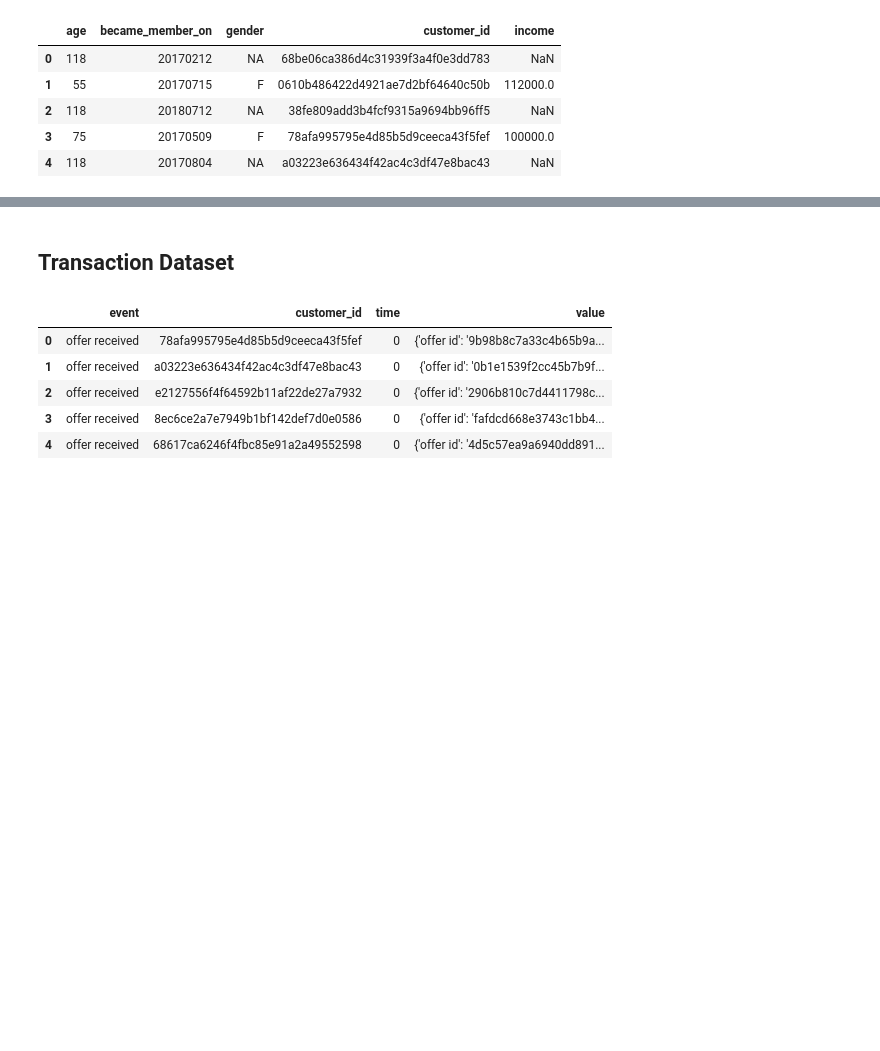
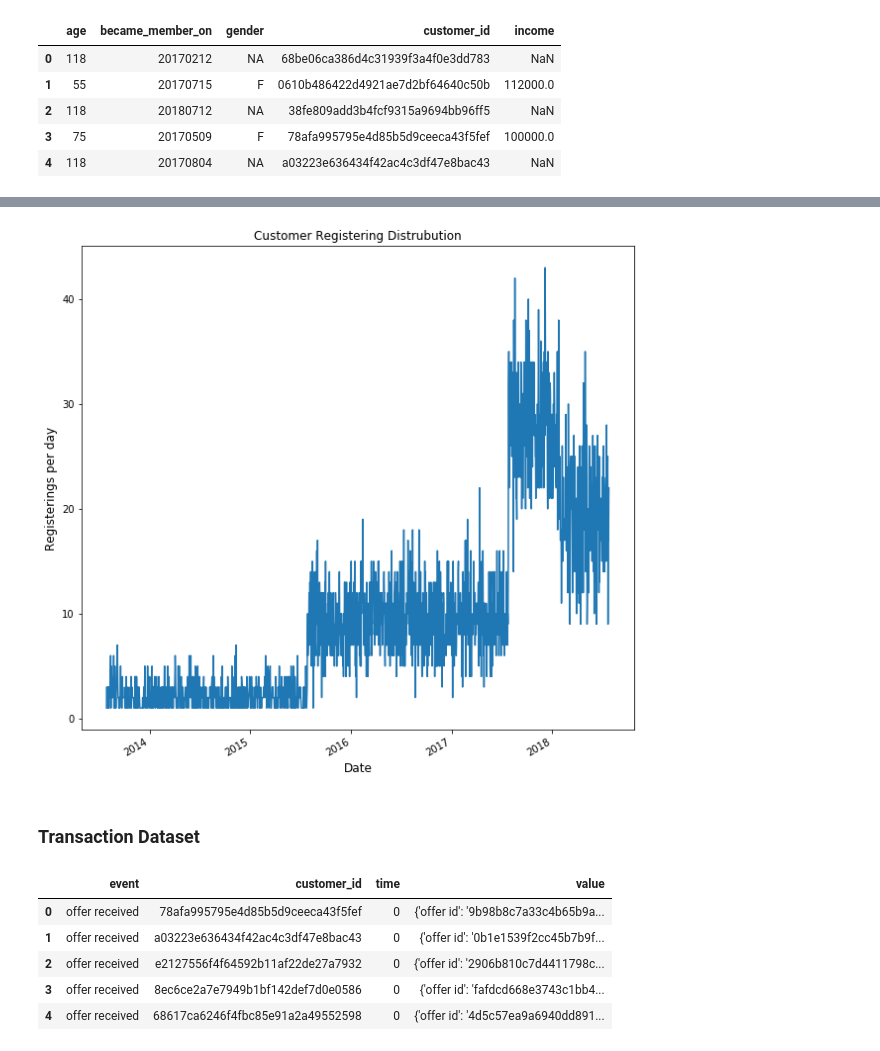
Before and after one commit to Martinsjsu/Starbuck_Promotion_Data_Analysis, a Jupyter notebook: Starbucks_Capstone_notebook.ipynb, the cells around one changed output, grey strips where cells are left out. Drawn from its saved outputs; the diff is of its cells as text; code cells hidden in the pictures; blank space fills up the shorter version.

```diff
--- a/Starbucks_Capstone_notebook.ipynb
+++ b/Starbucks_Capstone_notebook.ipynb
@@ -303,5 +317,14 @@ customer.head()
+# %%
+# Customer Registering Distrubution
+customer.became_member_on.value_counts().plot(kind = 'line', figsize = (10,10))
+plt.xlabel('Date', fontsize = 12)
+plt.ylabel('Registerings per day', fontsize = 12)
+plt.title('Customer Registering Distrubution')
+plt.show();
+# %% [output]
+[figure, added]
 # %% [markdown]
-## Transaction Dataset
+### Transaction Dataset
 # %%
 transaction.head()
 # %% [output]
```
Also changed, not shown: parts of 56 cells of this notebook.
